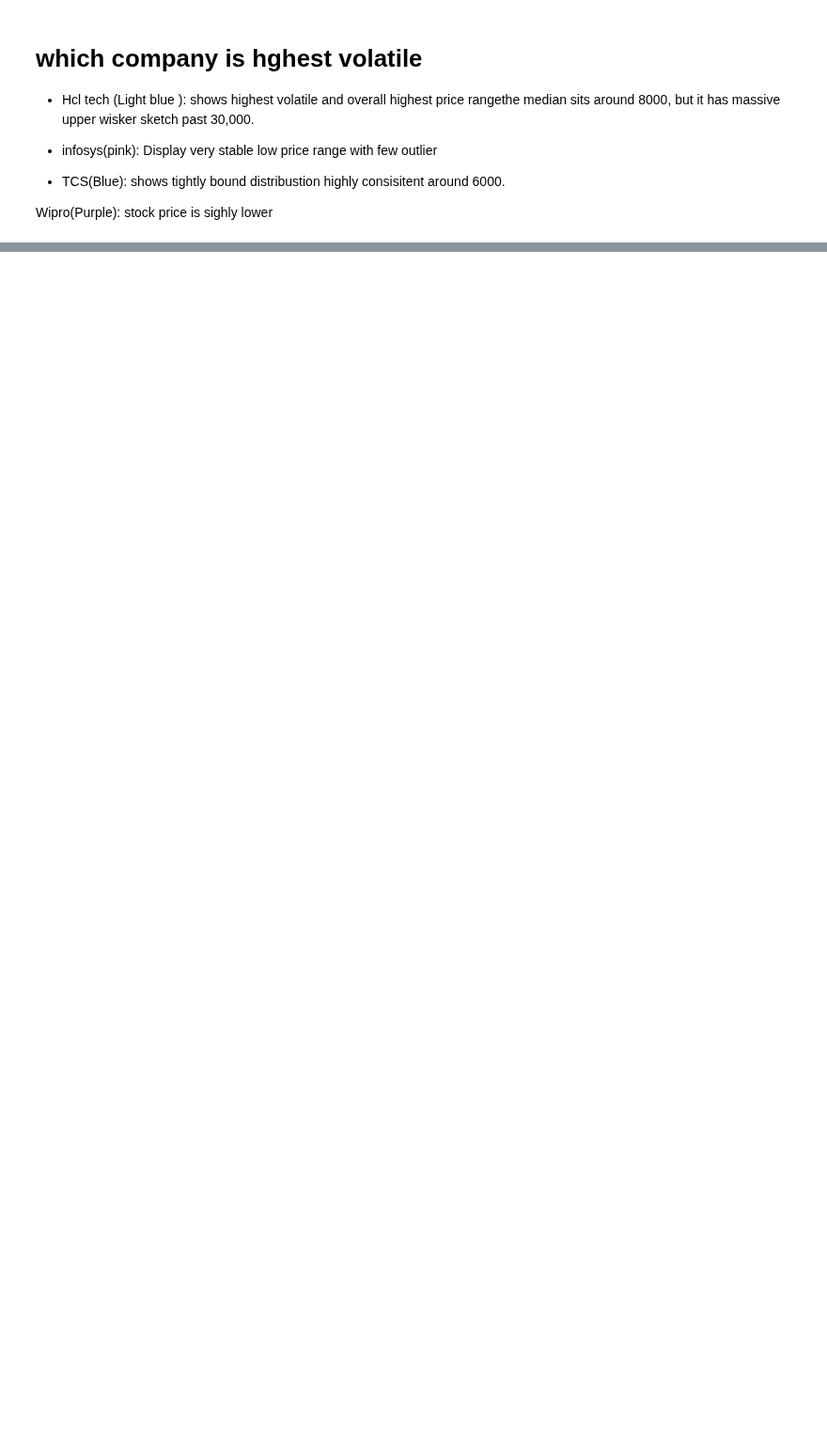
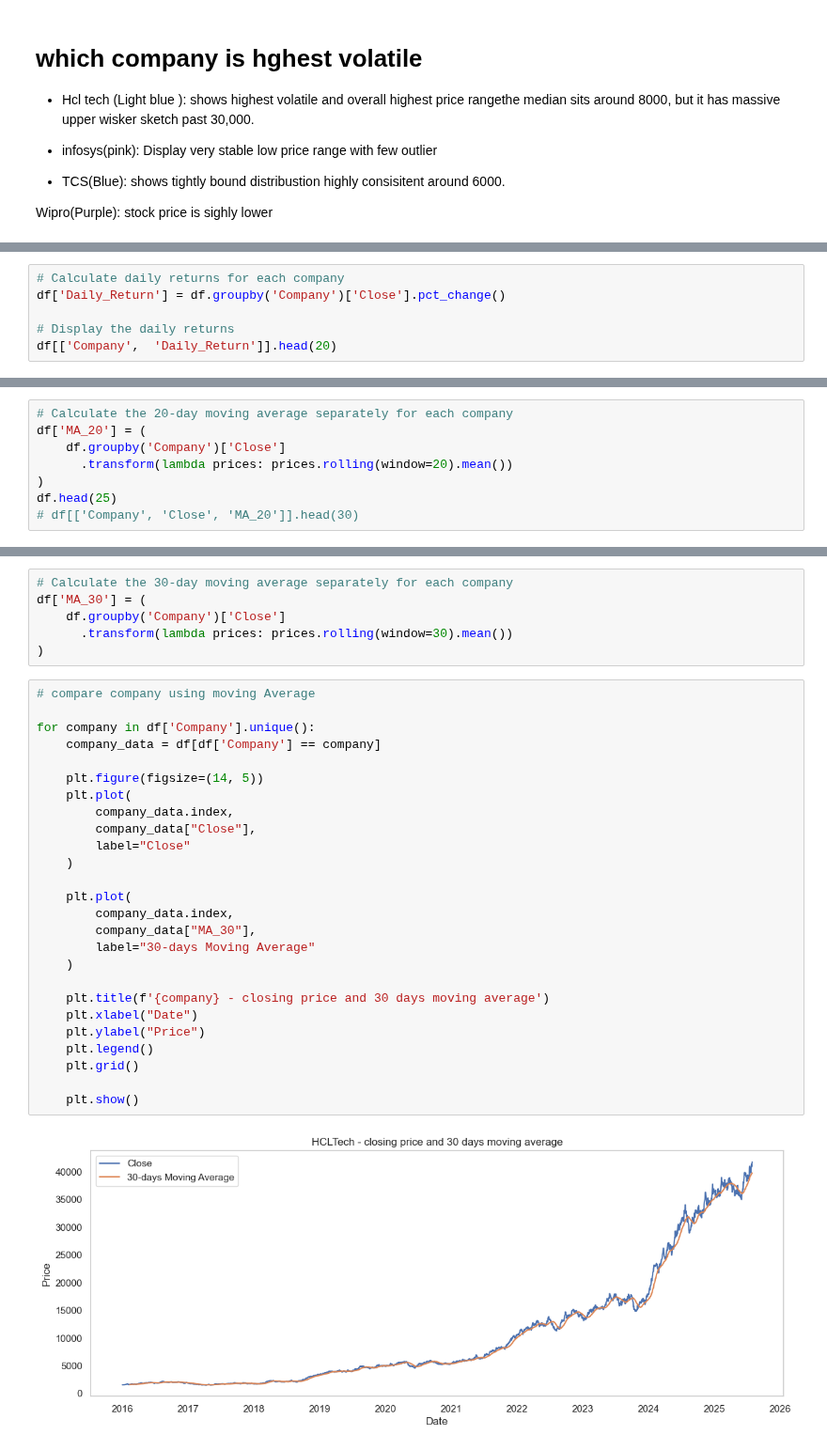
Before and after one commit to vishnu-pratap-singh/KPMG-ML-, a Jupyter notebook: Time Series/Stock_time_series.ipynb, the cells around one changed output, grey strips where cells are left out. Shown at 94% size. Cells and saved outputs as stored; diff of their text form; blank space fills up the shorter version.

```diff
--- a/Time Series/Stock_time_series.ipynb
+++ b/Time Series/Stock_time_series.ipynb
@@ -191,0 +244,6 @@ Passing `palette` without assigning `hue` is deprecated and will be removed in v
+# %%
+# Calculate daily returns for each company
+df['Daily_Return'] = df.groupby('Company')['Close'].pct_change()
+
+# Display the daily returns
+df[['Company',  'Daily_Return']].head(20)
@@ -191,0 +289,8 @@ Passing `palette` without assigning `hue` is deprecated and will be removed in v
+# %%
+# Calculate the 20-day moving average separately for each company
+df['MA_20'] = (
+    df.groupby('Company')['Close']
+      .transform(lambda prices: prices.rolling(window=20).mean())
+)
+df.head(25)
+# df[['Company', 'Close', 'MA_20']].head(30)
@@ -191,0 +337,34 @@ Passing `palette` without assigning `hue` is deprecated and will be removed in v
+# %%
+# Calculate the 30-day moving average separately for each company
+df['MA_30'] = (
+    df.groupby('Company')['Close']
+      .transform(lambda prices: prices.rolling(window=30).mean())
+)
+# %%
+# compare company using moving Average
+
+for company in df['Company'].unique():
+    company_data = df[df['Company'] == company]
+
+    plt.figure(figsize=(14, 5))
+    plt.plot(
+        company_data.index,
+        company_data["Close"],
+        label="Close"
+    )
+
+    plt.plot(
+        company_data.index,
+        company_data["MA_30"],
+        label="30-days Moving Average"
+    )
+
+    plt.title(f'{company} - closing price and 30 days moving average')
+    plt.xlabel("Date")
+    plt.ylabel("Price")
+    plt.legend()
+    plt.grid()
+
+    plt.show()
+# %% [output]
+[figure, added]
```
Also changed, not shown: parts of 16 cells of this notebook.
